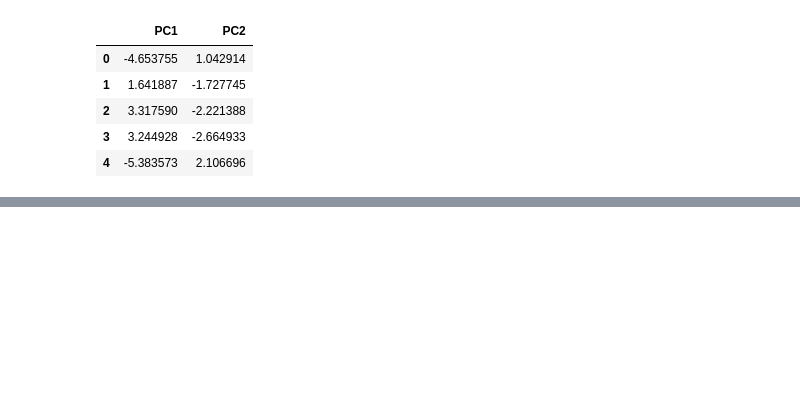
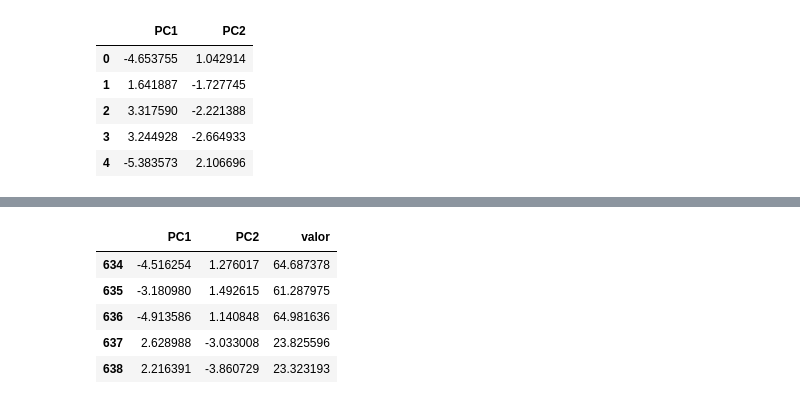
Before and after one commit to piero0090/Tesis-Sem-I, a Jupyter notebook: Neural_Network/PCA.ipynb, the cells around one changed output, grey strips where cells are left out. Saved outputs shown, nothing was run; the diff lists cells and outputs as text; code cells hidden in the pictures; blank space fills up the shorter version.

```diff
--- a/Neural_Network/PCA.ipynb
+++ b/Neural_Network/PCA.ipynb
@@ -184,0 +185,9 @@ plt.show()
+# %%
+DFprincipal.tail() #GRAFICO DE 1-100 EN X Y
+# %% [output]
+|  | PC1 | PC2 | valor |
+| 634 | -4.516254 | 1.276017 | 64.687378 |
+| 635 | -3.180980 | 1.492615 | 61.287975 |
+| 636 | -4.913586 | 1.140848 | 64.981636 |
+| 637 | 2.628988 | -3.033008 | 23.825596 |
+| 638 | 2.216391 | -3.860729 | 23.323193 |
```
Also changed, not shown: parts of 4 cells of this notebook, 2 other files.
